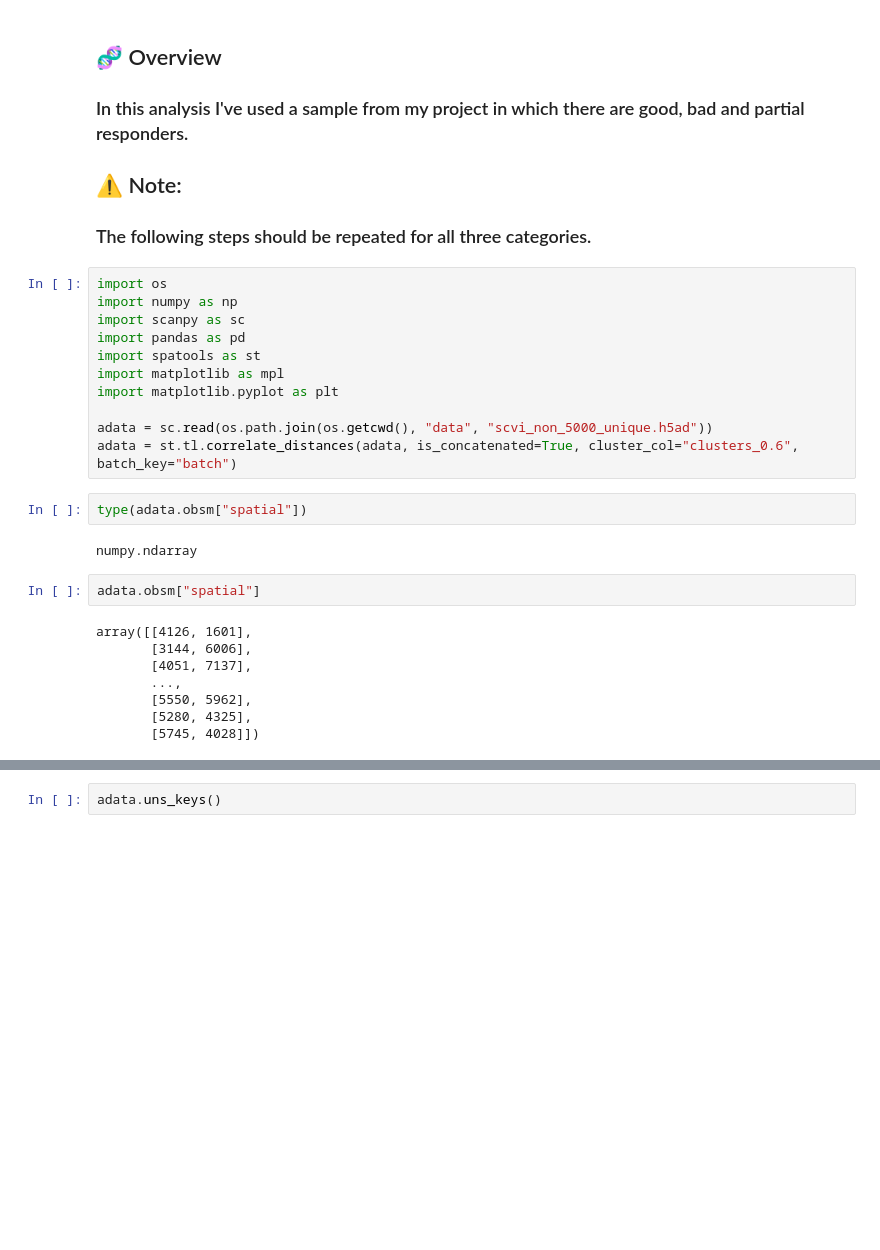
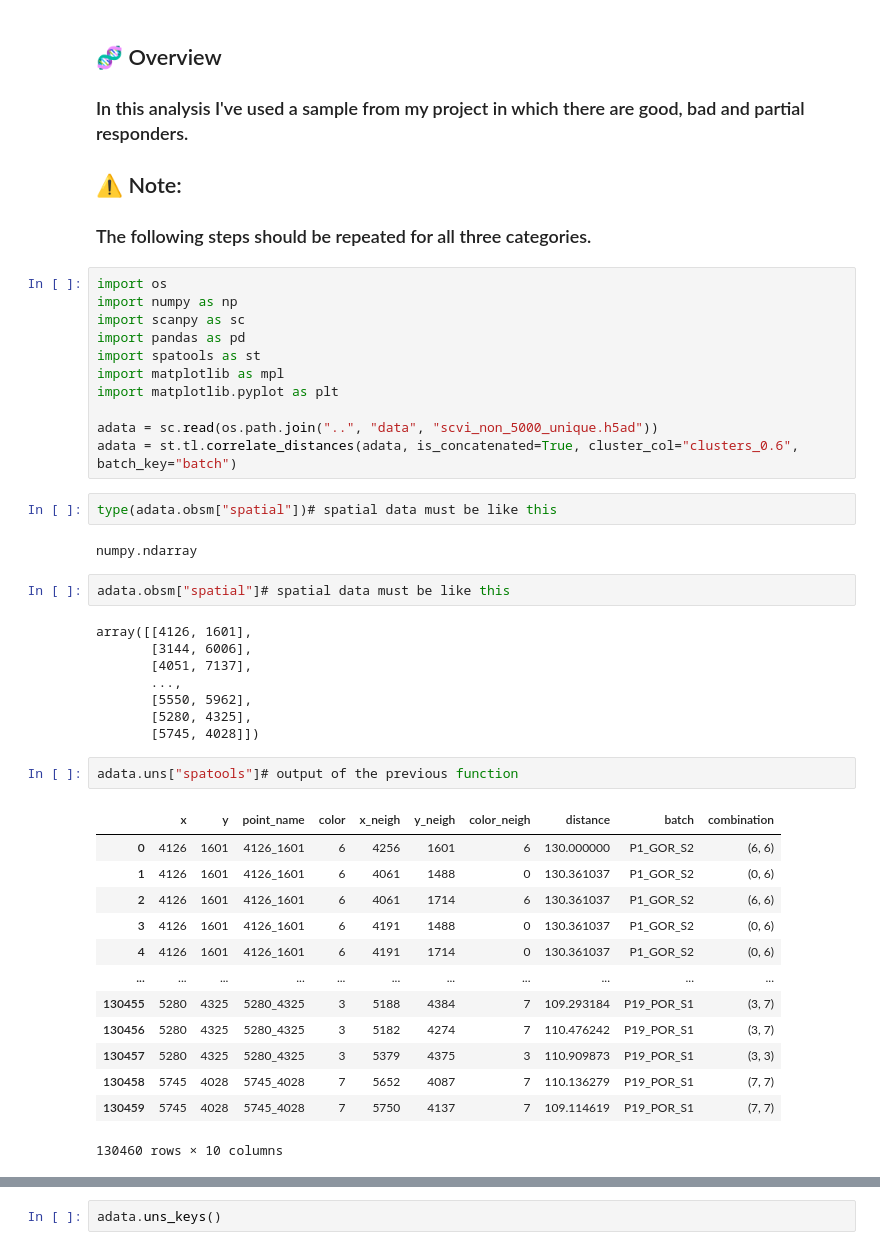
Before and after one commit to pedrovp161/spatools, a Jupyter notebook: Tutorials/clustering_correlation_analysis.ipynb, the cells around one changed output, grey strips where cells are left out. Saved outputs shown, nothing was run; the diff lists cells and outputs as text; blank space fills up the shorter version.

```diff
--- a/Tutorials/clustering_correlation_analysis.ipynb
+++ b/Tutorials/clustering_correlation_analysis.ipynb
@@ -176,14 +176,14 @@ import spatools as st
 import matplotlib as mpl
 import matplotlib.pyplot as plt
 
-adata = sc.read(os.path.join(os.getcwd(), "data", "scvi_non_5000_unique.h5ad"))
+adata = sc.read(os.path.join("..", "data", "scvi_non_5000_unique.h5ad"))
 adata = st.tl.correlate_distances(adata, is_concatenated=True, cluster_col="clusters_0.6", batch_key="batch")
 # %%
-type(adata.obsm["spatial"])
+type(adata.obsm["spatial"])# spatial data must be like this
 # %% [output]
 numpy.ndarray
 # %%
-adata.obsm["spatial"]
+adata.obsm["spatial"]# spatial data must be like this
 # %% [output]
 array([[4126, 1601],
        [3144, 6006],
@@ -192,4 +192,20 @@ array([[4126, 1601],
        [5550, 5962],
        [5280, 4325],
        [5745, 4028]])
+# %%
+adata.uns["spatools"]# output of the previous function
+# %% [output]
+|  | x | y | point_name | color | x_neigh | y_neigh | color_neigh | distance | batch | combination |
+| 0 | 4126 | 1601 | 4126_1601 | 6 | 4256 | 1601 | 6 | 130.000000 | P1_GOR_S2 | (6, 6) |
+| 1 | 4126 | 1601 | 4126_1601 | 6 | 4061 | 1488 | 0 | 130.361037 | P1_GOR_S2 | (0, 6) |
+| 2 | 4126 | 1601 | 4126_1601 | 6 | 4061 | 1714 | 6 | 130.361037 | P1_GOR_S2 | (6, 6) |
+| 3 | 4126 | 1601 | 4126_1601 | 6 | 4191 | 1488 | 0 | 130.361037 | P1_GOR_S2 | (0, 6) |
+| 4 | 4126 | 1601 | 4126_1601 | 6 | 4191 | 1714 | 0 | 130.361037 | P1_GOR_S2 | (0, 6) |
+| ... | ... | ... | ... | ... | ... | ... | ... | ... | ... | ... |
+| 130455 | 5280 | 4325 | 5280_4325 | 3 | 5188 | 4384 | 7 | 109.293184 | P19_POR_S1 | (3, 7) |
+| 130456 | 5280 | 4325 | 5280_4325 | 3 | 5182 | 4274 | 7 | 110.476242 | P19_POR_S1 | (3, 7) |
+| 130457 | 5280 | 4325 | 5280_4325 | 3 | 5379 | 4375 | 3 | 110.909873 | P19_POR_S1 | (3, 3) |
+| 130458 | 5745 | 4028 | 5745_4028 | 7 | 5652 | 4087 | 7 | 110.136279 | P19_POR_S1 | (7, 7) |
+| 130459 | 5745 | 4028 | 5745_4028 | 7 | 5750 | 4137 | 7 | 109.114619 | P19_POR_S1 | (7, 7) |
+130460 rows × 10 columns
 # %%
```
Also changed, not shown: parts of 2 cells of this notebook, 4 other files.
